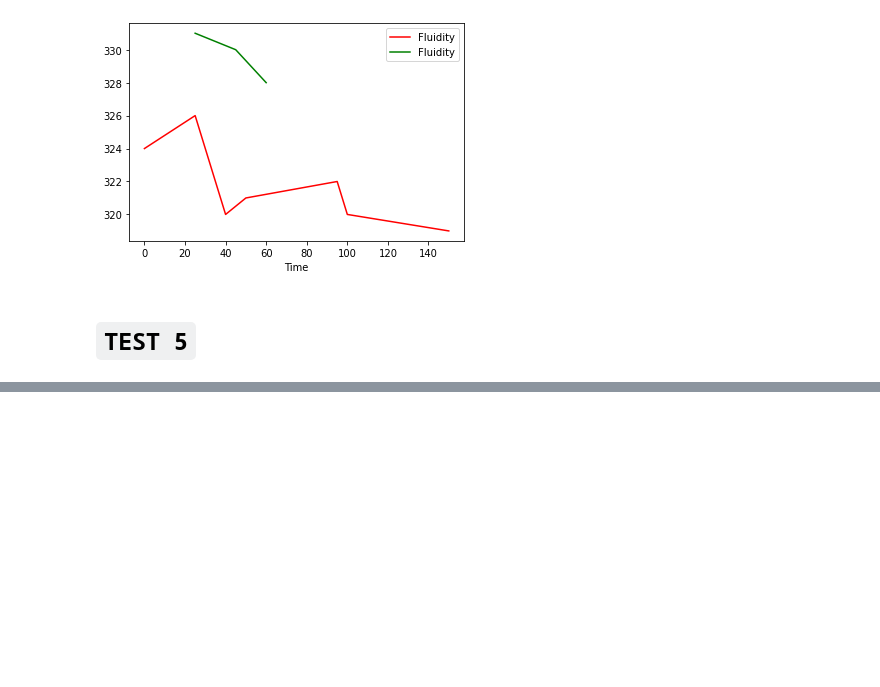
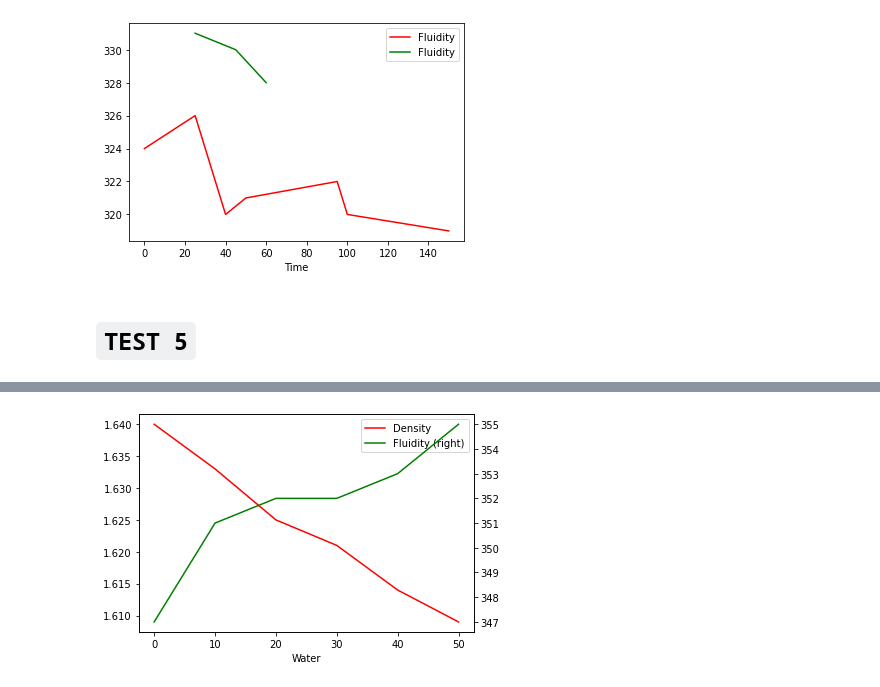
Before and after one commit to souzatya/Glaze-Additive-Predictor, a Jupyter notebook: Parametric_data_analysis_of_Brown_glaze.ipynb, the cells around one changed output, grey strips where cells are left out. Cells and saved outputs as stored; diff of their text form; code cells hidden in the pictures; blank space fills up the shorter version.

```diff
--- a/Parametric_data_analysis_of_Brown_glaze.ipynb
+++ b/Parametric_data_analysis_of_Brown_glaze.ipynb
@@ -162,3 +162,7 @@ plt.show()
 # %%
 import pandas as pd
 import matplotlib.pyplot as plt
+# %%
+df1 = pd.read_excel('Glaze_test.xlsx', sheet_name = 'Test 5')
+
+df1
@@ -164,0 +177,9 @@ import matplotlib.pyplot as plt
+# %%
+fig, ax = plt.subplots()
+
+df1.plot(ax = ax, x = 'Water', y = 'Density', c = 'red')
+df1.plot(ax = ax, x = 'Water', y = 'Fluidity', c = 'green', secondary_y = True)
+
+plt.show()
+# %% [output]
+[figure, added]
```
Also changed, not shown: parts of 1 cell of this notebook.
